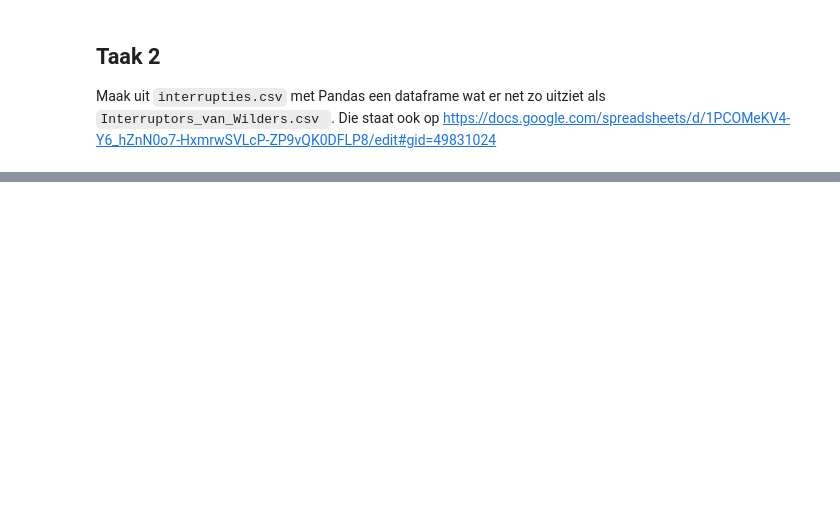
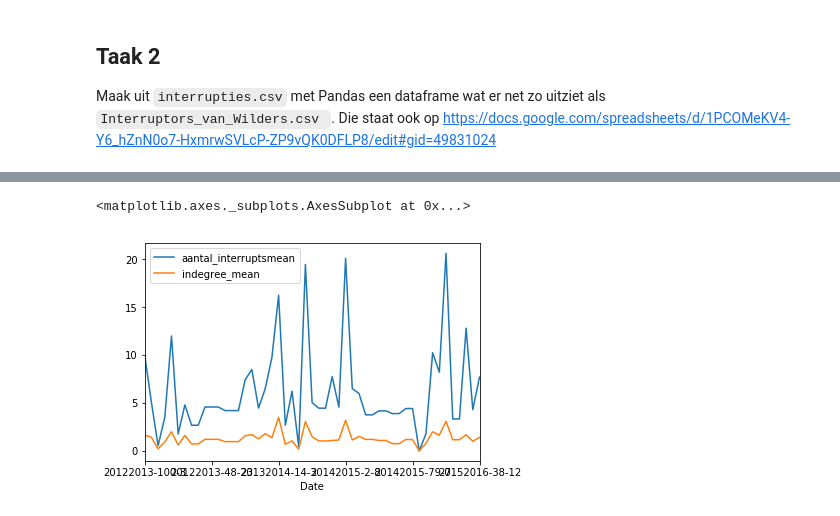
Before and after one commit to JoepStraatman/datascience, a Jupyter notebook: AssignmentWilders.ipynb, the cells around one changed output, grey strips where cells are left out. Cells and saved outputs as stored; diff of their text form; code cells hidden in the pictures; blank space fills up the shorter version.

```diff
--- a/AssignmentWilders.ipynb
+++ b/AssignmentWilders.ipynb
@@ -295,0 +298,17 @@ interrupties2.head()
+# %%
+allo = interrupties2['Date'].value_counts()
+wildersje = interrupties2.groupby('Date')
+wildersje1 = wildersje.sum()
+samenvoeg = wildersje1.join(allo)
+
+samenvoeg['aantal_interruptsmean'] = samenvoeg['Aantal_interrupts'] / samenvoeg['Date']
+samenvoeg['indegree_mean'] = samenvoeg['Indegree']/samenvoeg['Date']
+
+
+samenvoeg.index.rename('bla',inplace = True)
+#hahaha.head()
+samenvoeg['Date'] = samenvoeg.index
+samenvoeg.reset_index(level=0,inplace=True)
+samenvoeg1 = samenvoeg[['Date','aantal_interruptsmean','indegree_mean']]
+# %%
+new_interrupties = pd.merge(samenvoeg1,interrupties2,how='right')
@@ -295,0 +350,7 @@ interrupties2.head()
+# %%
+wildersplot = new_interrupties.loc[new_interrupties['Spreker'] == 'wilders']
+
+wildersplot.plot(x='Date',y=['aantal_interruptsmean','indegree_mean'])
+# %% [output]
+<matplotlib.axes._subplots.AxesSubplot at 0x...>
+[figure, added]
```
Also changed, not shown: parts of 9 cells of this notebook, 1 other file.
